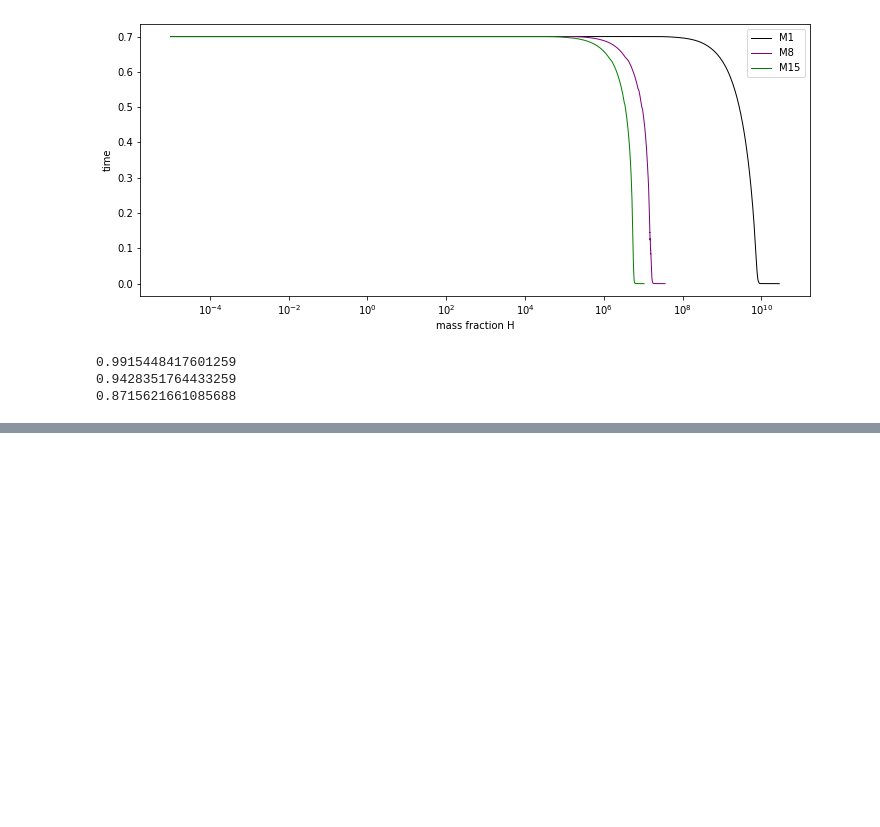
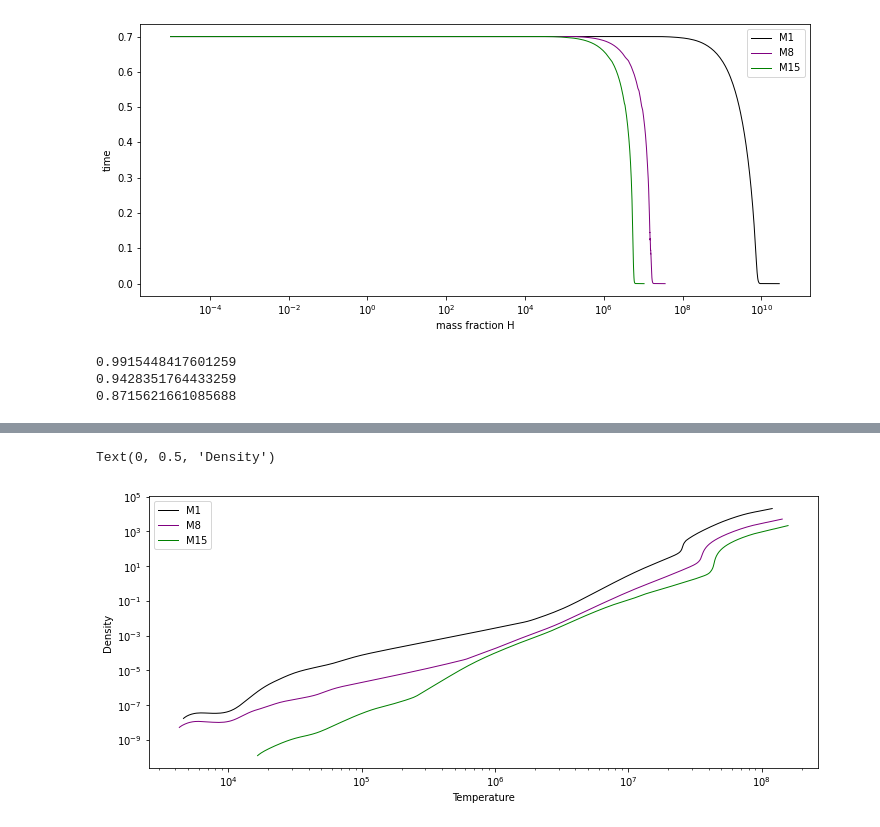
Before and after one commit to SudatKhan/ast341_hw, a Jupyter notebook: ast_hw6.ipynb, the cells around one changed output, grey strips where cells are left out. Drawn from its saved outputs; the diff is of its cells as text; code cells hidden in the pictures; blank space fills up the shorter version.

```diff
--- a/ast_hw6.ipynb
+++ b/ast_hw6.ipynb
@@ -142,0 +160,26 @@ Text(0, 0.5, 'Temperature')
+# %%
+data7 = np.loadtxt('M1.0_profile_He_simple.out')
+rho2 = data7[:,2]
+temp2 = data7[:,3]
+
+data8 = np.loadtxt('M8.0_profile_He_simple.out')
+rho_9 = data8[:,2]
+temp_9 = data8[:,3]
+
+data9 = np.loadtxt('M15.0_profile_He_simple.out')
+rho_16 = data9[:,2]
+temp_16 = data9[:,3]
+# %%
+fig = plt.figure(figsize=(12,5))
+
+plt.plot(temp2, rho2, lw=1, c='black', label = 'M1')
+plt.plot(temp_9, rho_9, lw=1, c='purple', label='M8' )
+plt.plot(temp_16, rho_16, lw=1, c='green', label= 'M15')
+plt.legend()
+plt.xscale('log')
+plt.yscale('log')
+plt.xlabel('Temperature')
+plt.ylabel('Density')
+# %% [output]
+Text(0, 0.5, 'Density')
+[figure, added]
```
Also changed, not shown: parts of 3 cells of this notebook.
